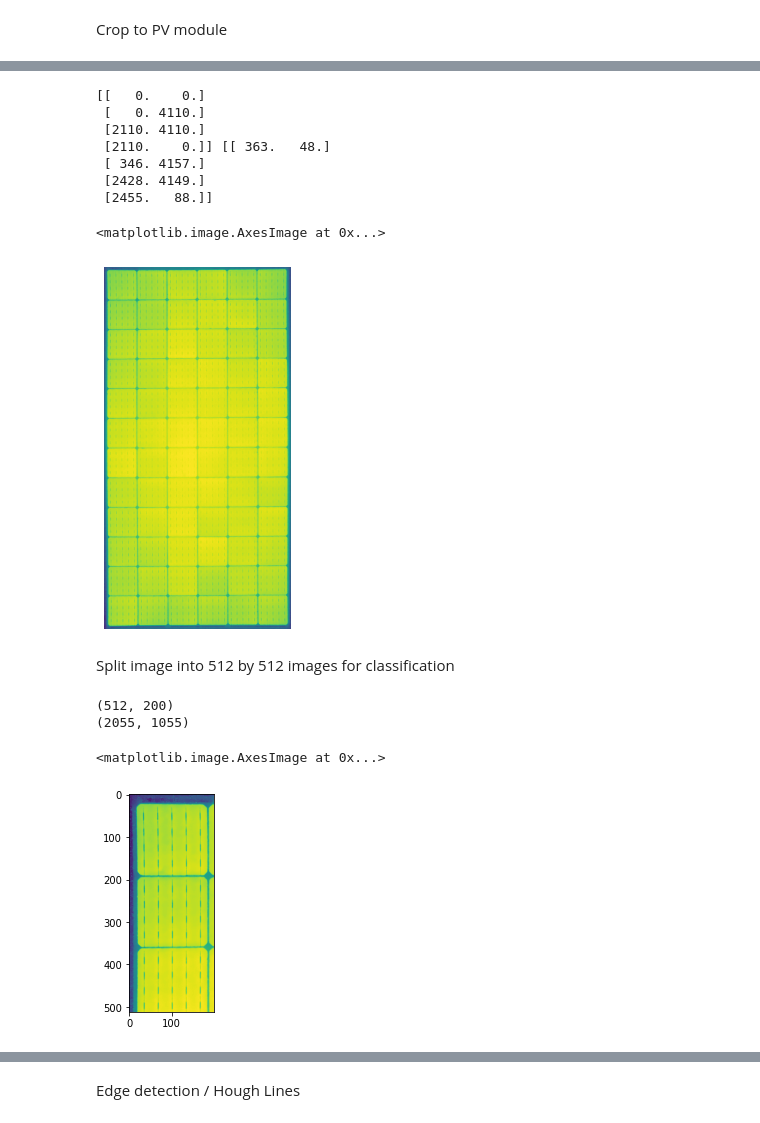
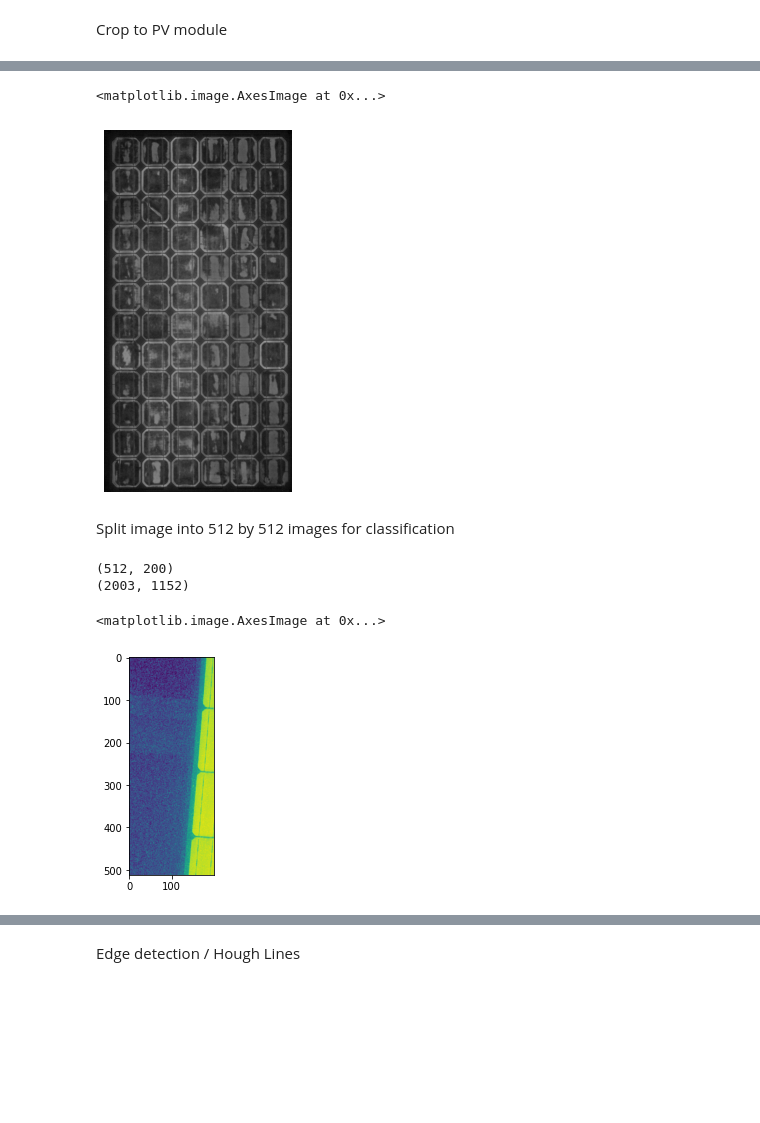
Before and after one commit to charlieHowcroft/PV-EL-image, a Jupyter notebook: solarel/cell_splitter_ML.ipynb, the cells around one changed output, grey strips where cells are left out. Cells and saved outputs as stored; diff of their text form; code cells hidden in the pictures; blank space fills up the shorter version.

```diff
--- a/solarel/cell_splitter_ML.ipynb
+++ b/solarel/cell_splitter_ML.ipynb
@@ -50,0 +87,4 @@ Crop to PV module
+# %%
+image_square_cp = np.copy(image_square)
+image_square = np.expand_dims(image_square, 0)
+plt.imshow(image_square[0])
@@ -50,0 +94,6 @@ Crop to PV module
+# %%
+prediction = (model_module.predict(image_square))
+predicted_img=np.argmax(prediction, axis=3)[0,:,:]*255
+predicted_img = predicted_img.astype(np.uint8)
+print(np.shape(predicted_img))
+plt.imshow(predicted_img)
@@ -51,14 +105,6 @@ Crop to PV module
 # %%
-image_cp = np.copy(image)
-image_cp = cv2.blur(image_cp, (5,5))
-avg_intensity = int(cv2.mean(image)[0])
-
-# cv2.adaptiveThreshold()
-_, thresh = cv2.threshold(image_cp, int(avg_intensity), 255, cv2.THRESH_BINARY)
-
-kernel = np.ones((100,100), np.uint8)
-dilated = cv2.dilate(thresh, kernel, iterations=1)
-print(dilated[0])
+kernel = np.ones((10,10), np.uint8)
+dilated = cv2.dilate(predicted_img, kernel, iterations=1)
 
 plt.figure(figsize=(8, 6), dpi=80)
 plt.axis('off')
@@ -119,2 +155,13 @@ rec = order_points(rect)
 
 src_pts = rect.astype(np.float32)
+# %%
+scaled_src_points = []
+
+scale_x = og_width / 256
+scale_y = og_height / 256
+for point in src_pts:
+    x_scaled = int(point[0] * scale_x)
+    y_scaled = int(point[1] * scale_y)
+    scaled_src_points.append((x_scaled, y_scaled))
+scaled_src_points = np.array(scaled_src_points, np.float32)
+x, y, w, h = cv2.boundingRect(scaled_src_points)
@@ -121,26 +175,18 @@ src_pts = rect.astype(np.float32)
 # %%
 dest_pts = np.array([[0, 0], [0, h], [w, h], [w, 0]], np.float32)
-print(dest_pts, src_pts)
-M = cv2.getPerspectiveTransform(src_pts, dest_pts)
-image_cp = np.copy(image)
+M = cv2.getPerspectiveTransform(scaled_src_points, dest_pts)
 # Apply the perspective transform to the image
-cropped = cv2.warpPerspective(image_cp, M, (w, h))
+cropped = cv2.warpPerspective(image_square_og, M, (w, h))
 plt.figure(figsize=(8, 6), dpi=80)
 plt.axis('off')
 plt.imshow(cropped)
 # %% [output]
-[[   0.    0.]
- [   0. 4110.]
- [2110. 4110.]
- [2110.    0.]] [[ 363.   48.]
- [ 346. 4157.]
- [2428. 4149.]
- [2455.   88.]]
+<matplotlib.image.AxesImage at 0x...>
-<matplotlib.image.AxesImage at 0x...>
-[figure, old version]
+[figure, new version]
 # %% [markdown]
 Split image into 512 by 512 images for classification
 # %%
+cropped = cv2.cvtColor(cropped, cv2.COLOR_BGR2GRAY)
 cropped_cp = np.copy(cropped)
 cropped_cp = cv2.pyrDown(cropped_cp)
 og_height, og_width = np.shape(cropped_cp)
@@ -150,9 +196,9 @@ print(np.shape(cropped_cp))
 plt.imshow(test)
 # %% [output]
 (512, 200)
-(2055, 1055)
+(2003, 1152)
 <matplotlib.image.AxesImage at 0x...>
-[figure, old version]
+[figure, new version]
 # %%
 height, width = np.shape(cropped_cp)
 print(width/512)
```
Also changed, not shown: parts of 23 cells of this notebook, 6 other files.
